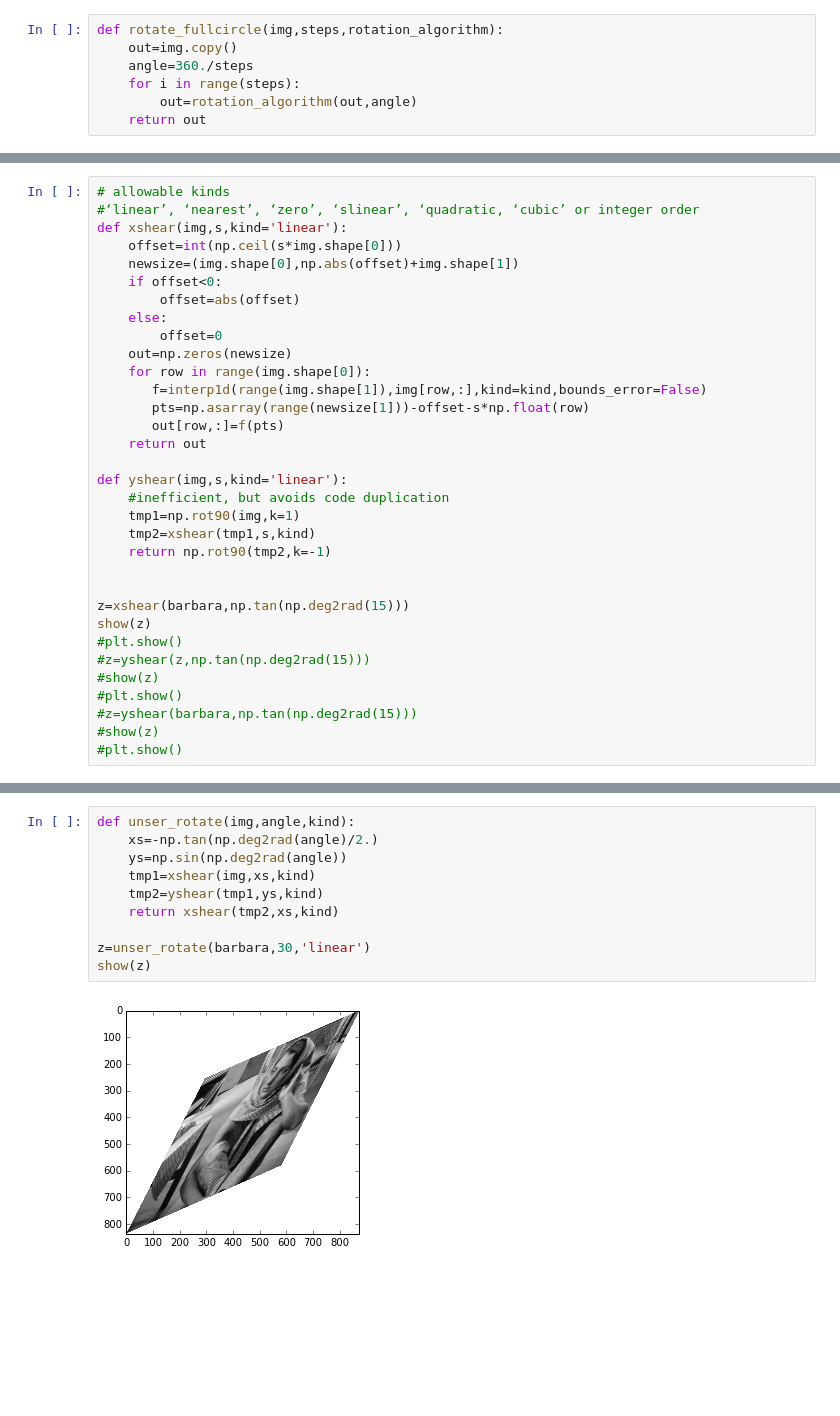
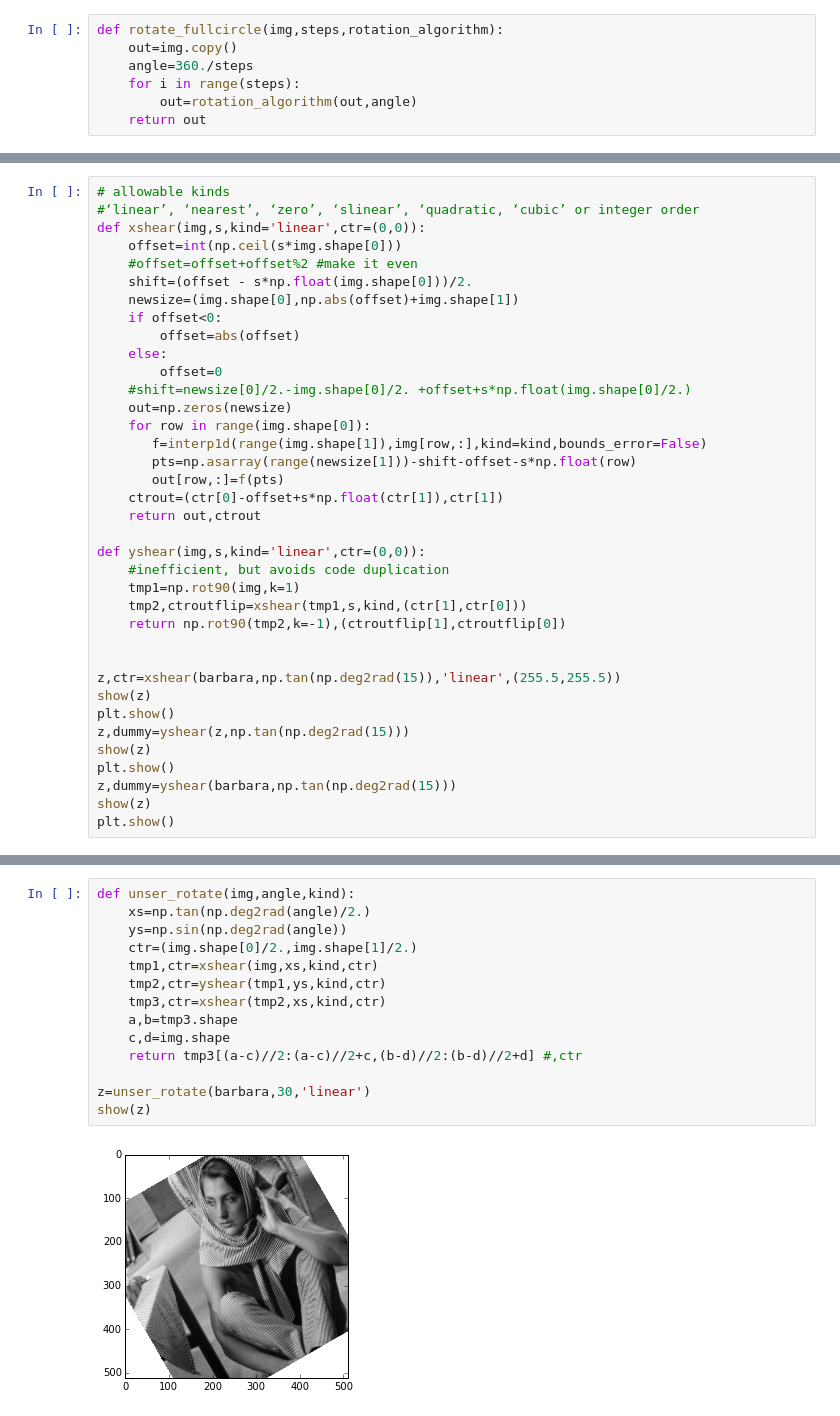
Before and after one commit to str4w/ImageRotation_PWL, a Jupyter notebook: UnserRotation.ipynb, the cells around one changed output, grey strips where cells are left out. Saved outputs shown, nothing was run; the diff lists cells and outputs as text; blank space fills up the shorter version.

```diff
--- a/UnserRotation.ipynb
+++ b/UnserRotation.ipynb
@@ -33,34 +33,38 @@ show(img)
 # %%
 # allowable kinds
 #‘linear’, ‘nearest’, ‘zero’, ‘slinear’, ‘quadratic, ‘cubic’ or integer order
-def xshear(img,s,kind='linear'):
+def xshear(img,s,kind='linear',ctr=(0,0)):
     offset=int(np.ceil(s*img.shape[0]))
+    #offset=offset+offset%2 #make it even
+    shift=(offset - s*np.float(img.shape[0]))/2.
     newsize=(img.shape[0],np.abs(offset)+img.shape[1])
     if offset<0:
         offset=abs(offset)
     else:
         offset=0
+    #shift=newsize[0]/2.-img.shape[0]/2. +offset+s*np.float(img.shape[0]/2.)
     out=np.zeros(newsize)
     for row in range(img.shape[0]):
        f=interp1d(range(img.shape[1]),img[row,:],kind=kind,bounds_error=False)
-       pts=np.asarray(range(newsize[1]))-offset-s*np.float(row)
+       pts=np.asarray(range(newsize[1]))-shift-offset-s*np.float(row)
        out[row,:]=f(pts)
-    return out
+    ctrout=(ctr[0]-offset+s*np.float(ctr[1]),ctr[1])
+    return out,ctrout
 
-def yshear(img,s,kind='linear'):
+def yshear(img,s,kind='linear',ctr=(0,0)):
     #inefficient, but avoids code duplication
     tmp1=np.rot90(img,k=1)
-    tmp2=xshear(tmp1,s,kind)
-    return np.rot90(tmp2,k=-1)
+    tmp2,ctroutflip=xshear(tmp1,s,kind,(ctr[1],ctr[0]))
+    return np.rot90(tmp2,k=-1),(ctroutflip[1],ctroutflip[0])
 
 
-z=xshear(barbara,np.tan(np.deg2rad(15)))
+z,ctr=xshear(barbara,np.tan(np.deg2rad(15)),'linear',(255.5,255.5))
 show(z)
-#plt.show()
-#z=yshear(z,np.tan(np.deg2rad(15)))
-#show(z)
-#plt.show()
-#z=yshear(barbara,np.tan(np.deg2rad(15)))
-#show(z)
-#plt.show()
+plt.show()
+z,dummy=yshear(z,np.tan(np.deg2rad(15)))
+show(z)
+plt.show()
+z,dummy=yshear(barbara,np.tan(np.deg2rad(15)))
+show(z)
+plt.show()
 # %% [output]
@@ -68,12 +74,16 @@ show(z)
 # %%
 def unser_rotate(img,angle,kind):
-    xs=-np.tan(np.deg2rad(angle)/2.)
+    xs=np.tan(np.deg2rad(angle)/2.)
     ys=np.sin(np.deg2rad(angle))
-    tmp1=xshear(img,xs,kind)
-    tmp2=yshear(tmp1,ys,kind)
-    return xshear(tmp2,xs,kind)
+    ctr=(img.shape[0]/2.,img.shape[1]/2.)
+    tmp1,ctr=xshear(img,xs,kind,ctr)
+    tmp2,ctr=yshear(tmp1,ys,kind,ctr)
+    tmp3,ctr=xshear(tmp2,xs,kind,ctr)
+    a,b=tmp3.shape
+    c,d=img.shape
+    return tmp3[(a-c)//2:(a-c)//2+c,(b-d)//2:(b-d)//2+d] #,ctr
 
 z=unser_rotate(barbara,30,'linear')
 show(z)
 # %% [output]
-[figure, old version]
+[figure, new version]
```
Also changed, not shown: parts of 4 cells of this notebook.
